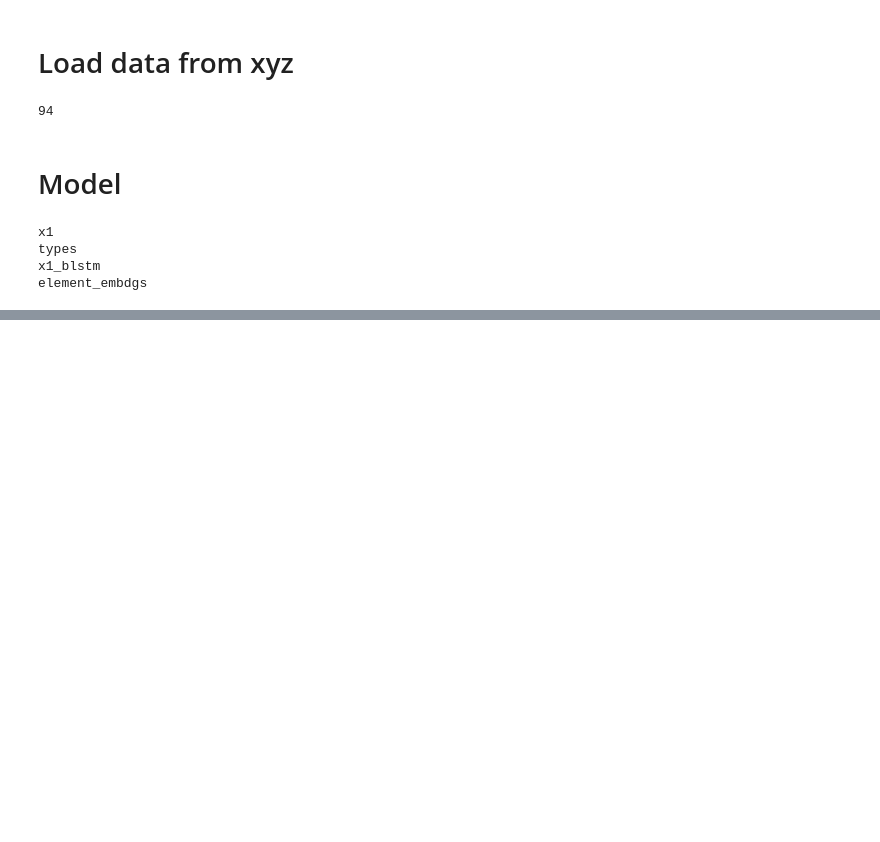
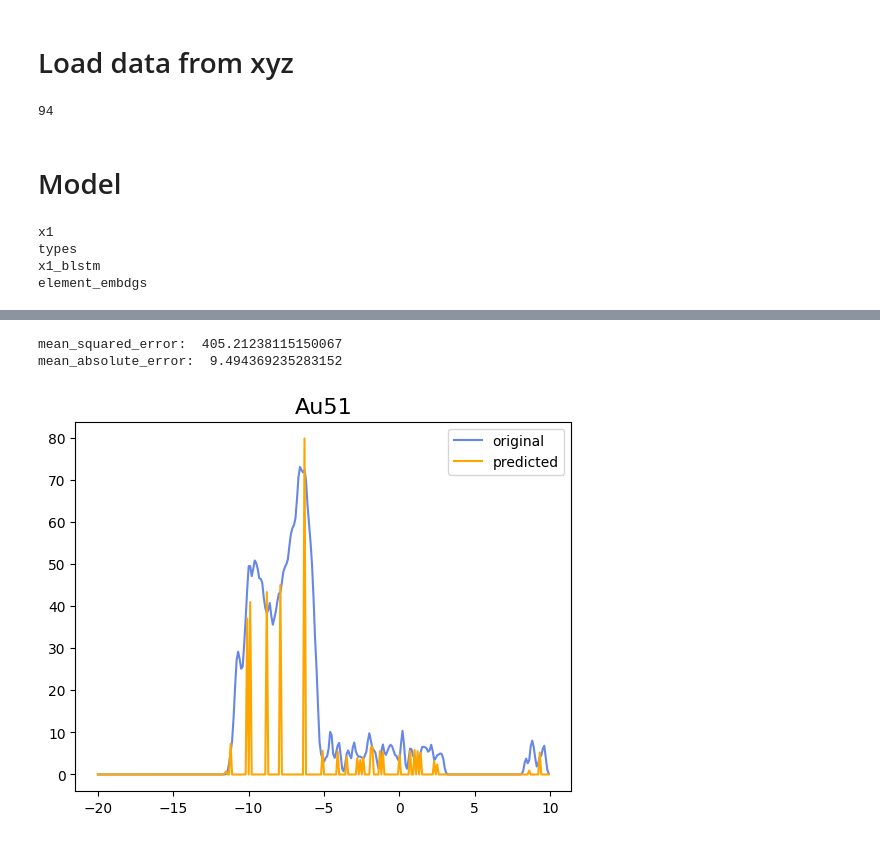
Before and after one commit to dmamur/struct2prop, a Jupyter notebook: embed_aunps_colab.ipynb, the cells around one changed output, grey strips where cells are left out. Drawn from its saved outputs; the diff is of its cells as text; code cells hidden in the pictures; blank space fills up the shorter version.

```diff
--- a/embed_aunps_colab.ipynb
+++ b/embed_aunps_colab.ipynb
@@ -247,14 +245,16 @@ def scheduler(epoch):
         lr = 0.0001
     return lr
 
-epochs=120*config.BATCH_SIZE
+epochs=10*config.BATCH_SIZE
+initEp=0
 csv_logger = tf.keras.callbacks.CSVLogger(mname+"_log.csv", append=True)
 earlyStopping= tf.keras.callbacks.EarlyStopping(monitor='loss', patience=50, min_delta=0.01)
 checkpoint = tf.keras.callbacks.ModelCheckpoint(mname+".h5",verbose=2,monitor='val_loss', mode='min',save_freq=5000)
 callbacks_list = [checkpoint,csv_logger,earlyStopping,tf.keras.callbacks.LearningRateScheduler(scheduler)]
-
-hist = model.fit(x=[x1t,x3t],y = [ytrain,y2],validation_data = ([x1v, x3v],[ytrainv,y2v]),
-                 initial_epoch = 0, epochs = epochs,batch_size = config.BATCH_SIZE,callbacks = callbacks_list, verbose=1)
+for _ in range(5):
+  hist = model.fit(x=[x1t,x3t],y = [ytrain,y2],validation_data = ([x1v, x3v],[ytrainv,y2v]),
+                   initial_epoch = initEp, epochs = epochs,batch_size = config.BATCH_SIZE,callbacks = callbacks_list, verbose=1)
+  initEp=initEp+epochs
 
 model.save(mname+".h5")
 # %% [output]
@@ -281,7 +275,7 @@ preds = model.predict([x1,x3],batch_size = 256)
 dbresults={}
 dbresults['x4'] = dbedos['x4']
 dbresults['y'] = dbedos['y']
-dbresults['preds'] = preds
+dbresults['preds'] = preds[0]
 dbresults['train_idx'] = trainidx
 dbresults['validate_idx'] = validx
 dbresults['test_idx'] = testidx
@@ -300,12 +296,16 @@ print(mseV,maeV)
 # %%
 p = np.random.permutation(np.where(msev>0)[0])
 ind=np.random.randint(len(msev))
 ft=[formula[i] for i in testidx]
 y_true = ytest[ind]
 y_pred = predtest[ind]
-plt.plot(x4test[ind],y_true,'royalblue',label='original',alpha=0.8)
-plt.plot(x4test[ind],y_pred,'orange',label='predicted')
+plt.plot(x4test,y_true,'royalblue',label='original',alpha=0.8)
+plt.plot(x4test,y_pred,'orange',label='predicted')
 plt.title(ft[ind], fontsize=16)
 print('mean_squared_error: ',mean_squared_error(y_true,y_pred))
 print('mean_absolute_error: ',mean_absolute_error(y_true,y_pred))
 plt.legend();
+# %% [output]
+mean_squared_error:  405.21238115150067
+mean_absolute_error:  9.494369235283152
+[figure, added]
```
Also changed, not shown: parts of 9 cells of this notebook.
